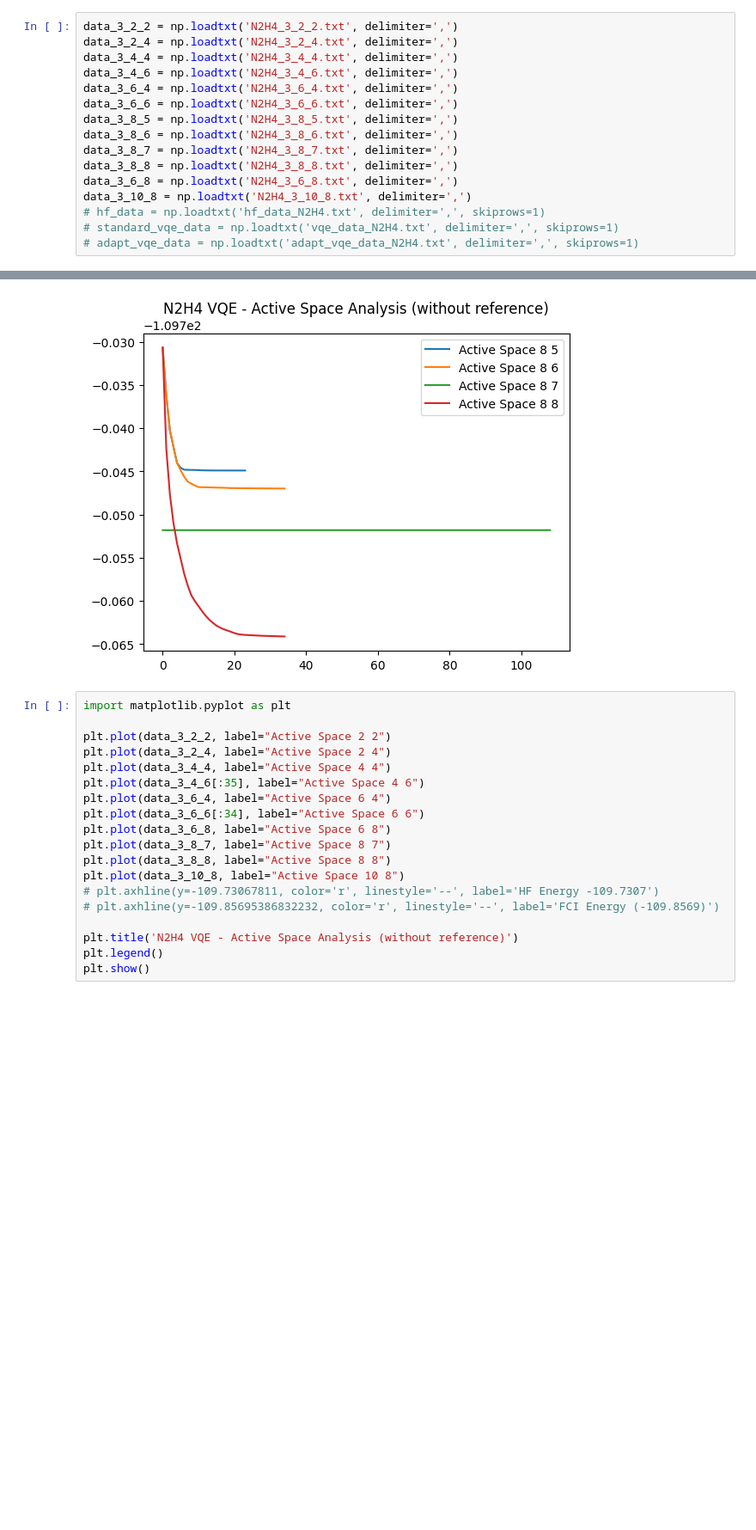
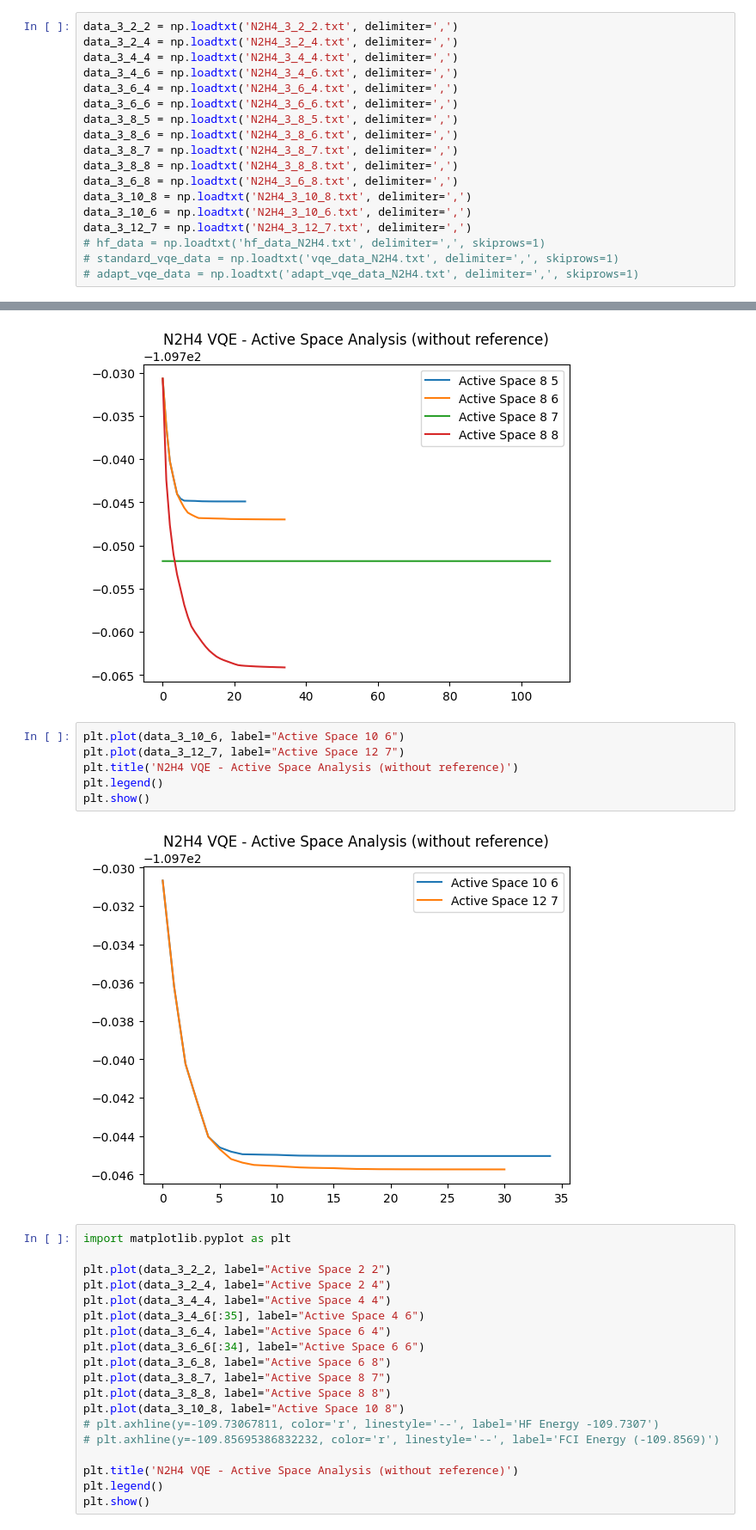
Before and after one commit to azhar-ikhtiarudin/variational-quantum-eigensolver, a Jupyter notebook: PennyLane/N2H4/active_space/data/visualizer.ipynb, the cells around one changed output, grey strips where cells are left out. Shown at 86% size. Drawn from its saved outputs; the diff is of its cells as text; blank space fills up the shorter version.

Commit message:
add 10 and 12 active orbital

```diff
--- a/PennyLane/N2H4/active_space/data/visualizer.ipynb
+++ b/PennyLane/N2H4/active_space/data/visualizer.ipynb
@@ -17,6 +17,8 @@ data_3_8_7 = np.loadtxt('N2H4_3_8_7.txt', delimiter=',')
 data_3_8_8 = np.loadtxt('N2H4_3_8_8.txt', delimiter=',')
 data_3_6_8 = np.loadtxt('N2H4_3_6_8.txt', delimiter=',')
 data_3_10_8 = np.loadtxt('N2H4_3_10_8.txt', delimiter=',')
+data_3_10_6 = np.loadtxt('N2H4_3_10_6.txt', delimiter=',')
+data_3_12_7 = np.loadtxt('N2H4_3_12_7.txt', delimiter=',')
 # hf_data = np.loadtxt('hf_data_N2H4.txt', delimiter=',', skiprows=1)
 # standard_vqe_data = np.loadtxt('vqe_data_N2H4.txt', delimiter=',', skiprows=1)
 # adapt_vqe_data = np.loadtxt('adapt_vqe_data_N2H4.txt', delimiter=',', skiprows=1)
@@ -31,6 +33,14 @@ plt.legend()
 plt.show()
 # %% [output]
 [figure]
+# %%
+plt.plot(data_3_10_6, label="Active Space 10 6")
+plt.plot(data_3_12_7, label="Active Space 12 7")
+plt.title('N2H4 VQE - Active Space Analysis (without reference)')
+plt.legend()
+plt.show()
+# %% [output]
+[figure, added]
 # %%
 import matplotlib.pyplot as plt
 
```
Also changed, not shown: 4 other files.
